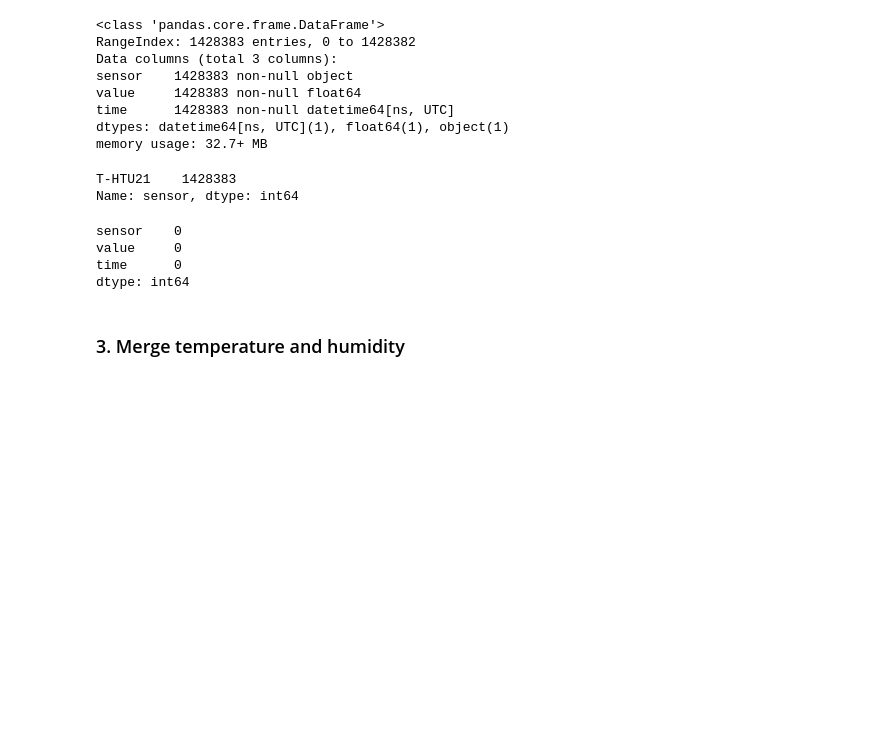
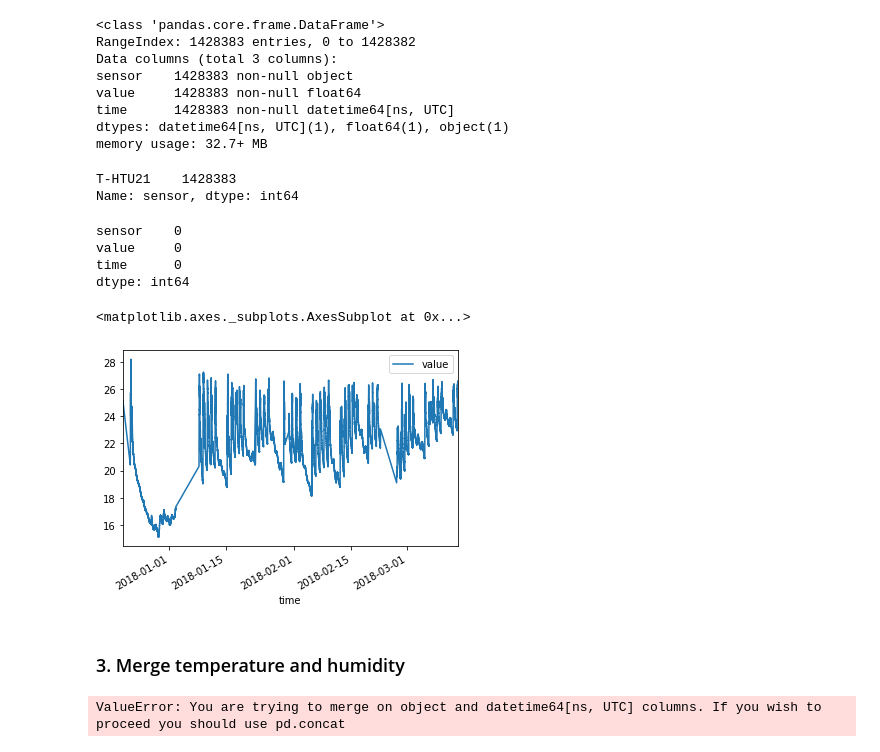
Before and after one commit to Diaa777/BDAssignment, a Jupyter notebook: project1_measures/notebooks/02. Sensor DHT22.ipynb, the cells around one changed output. Cells and saved outputs as stored; diff of their text form; code cells hidden in the pictures; blank space fills up the shorter version.

Commit message:
update data sets

```diff
--- a/project1_measures/notebooks/02. Sensor DHT22.ipynb
+++ b/project1_measures/notebooks/02. Sensor DHT22.ipynb
@@ -420,5 +515,19 @@ sensor    0
 value     0
 time      0
 dtype: int64
+# %%
+#plot humidity for ths sensor
+h_HTU21.plot.line(x='time', y='value')
+# %% [output]
+<matplotlib.axes._subplots.AxesSubplot at 0x...>
+[figure, added]
 # %% [markdown]
 ### 3. Merge temperature and humidity
+# %%
+# Merge data base on the time columns
+newdf2 = pd.merge(t_HTU21, h_HTU21, on = 'time', how='outer')
+# Set time as a index of data frame
+newdf2.set_index('time', inplace=True)
+newdf2.head()
+# %% [output]
+ValueError: You are trying to merge on object and datetime64[ns, UTC] columns. If you wish to proceed you should use pd.concat
```
Also changed, not shown: parts of 11 cells of this notebook, 1 other file.
